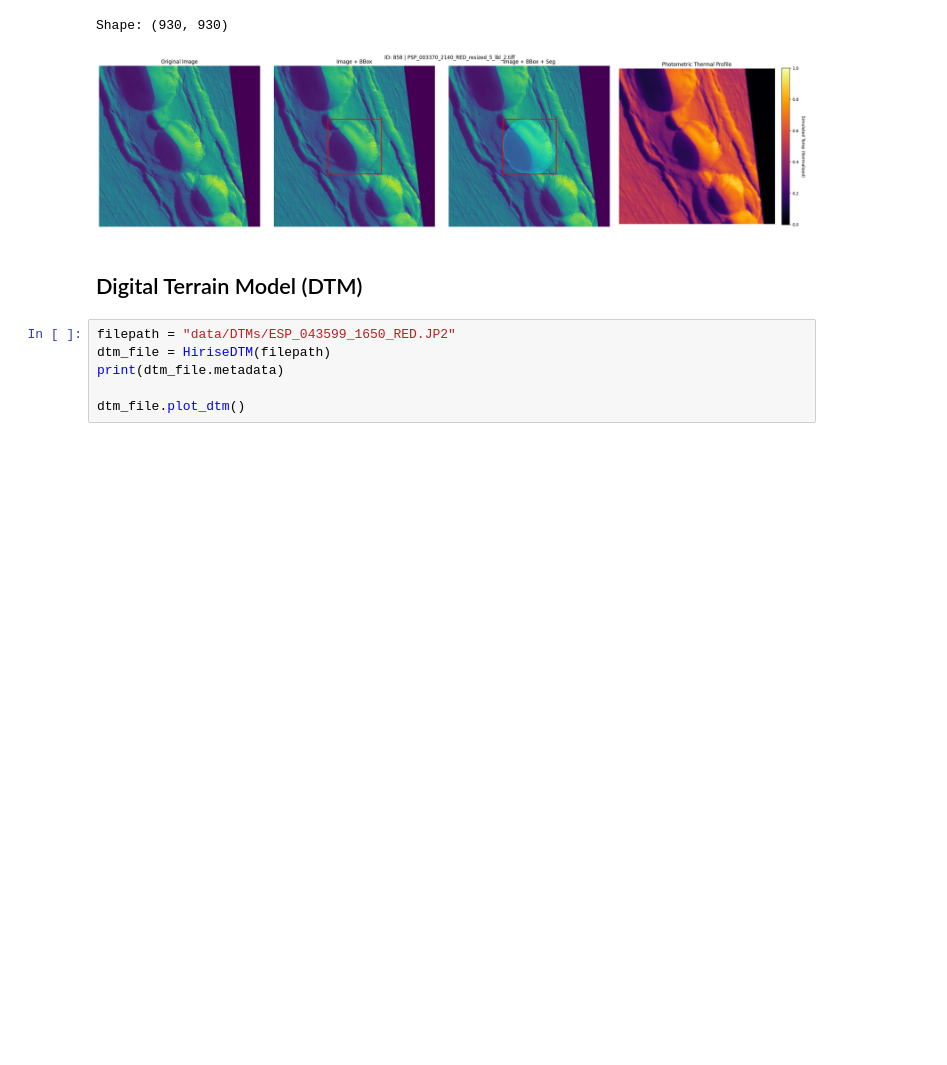
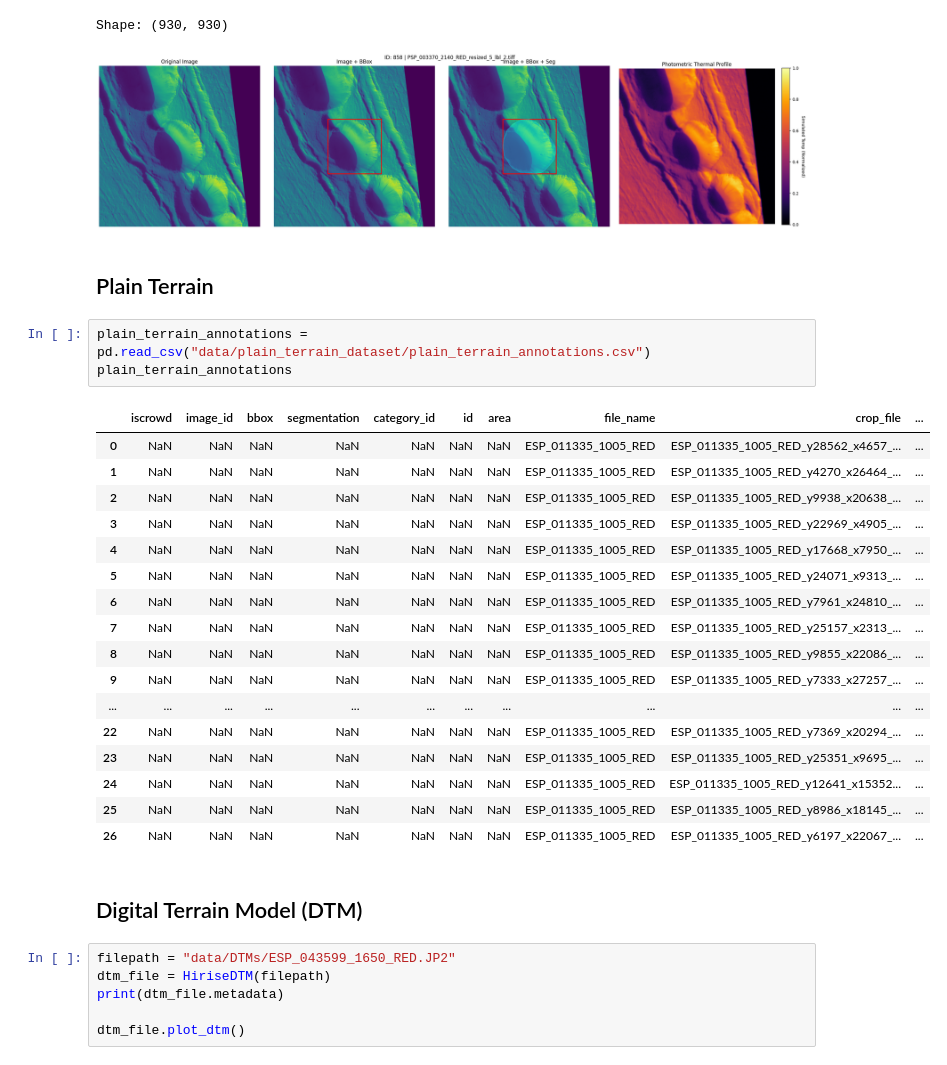
Before and after one commit to GianM0027/lavatube_finder, a Jupyter notebook: data_overview.ipynb, the cells around one changed output. Cells and saved outputs as stored; diff of their text form; blank space fills up the shorter version.

```diff
--- a/data_overview.ipynb
+++ b/data_overview.ipynb
@@ -341,6 +341,29 @@ plt.show()
 # %% [output]
 Shape: (930, 930)
 [figure]
+# %% [markdown]
+## Plain Terrain
+# %%
+plain_terrain_annotations = pd.read_csv("data/plain_terrain_dataset/plain_terrain_annotations.csv")
+plain_terrain_annotations
+# %% [output]
+|  | iscrowd | image_id | bbox | segmentation | category_id | id | area | file_name | crop_file | ... |
+| 0 | NaN | NaN | NaN | NaN | NaN | NaN | NaN | ESP_011335_1005_RED | ESP_011335_1005_RED_y28562_x4657_... | ... |
+| 1 | NaN | NaN | NaN | NaN | NaN | NaN | NaN | ESP_011335_1005_RED | ESP_011335_1005_RED_y4270_x26464_... | ... |
+| 2 | NaN | NaN | NaN | NaN | NaN | NaN | NaN | ESP_011335_1005_RED | ESP_011335_1005_RED_y9938_x20638_... | ... |
+| 3 | NaN | NaN | NaN | NaN | NaN | NaN | NaN | ESP_011335_1005_RED | ESP_011335_1005_RED_y22969_x4905_... | ... |
+| 4 | NaN | NaN | NaN | NaN | NaN | NaN | NaN | ESP_011335_1005_RED | ESP_011335_1005_RED_y17668_x7950_... | ... |
+| 5 | NaN | NaN | NaN | NaN | NaN | NaN | NaN | ESP_011335_1005_RED | ESP_011335_1005_RED_y24071_x9313_... | ... |
+| 6 | NaN | NaN | NaN | NaN | NaN | NaN | NaN | ESP_011335_1005_RED | ESP_011335_1005_RED_y7961_x24810_... | ... |
+| 7 | NaN | NaN | NaN | NaN | NaN | NaN | NaN | ESP_011335_1005_RED | ESP_011335_1005_RED_y25157_x2313_... | ... |
+| 8 | NaN | NaN | NaN | NaN | NaN | NaN | NaN | ESP_011335_1005_RED | ESP_011335_1005_RED_y9855_x22086_... | ... |
+| 9 | NaN | NaN | NaN | NaN | NaN | NaN | NaN | ESP_011335_1005_RED | ESP_011335_1005_RED_y7333_x27257_... | ... |
+| ... | ... | ... | ... | ... | ... | ... | ... | ... | ... | ... |
+| 22 | NaN | NaN | NaN | NaN | NaN | NaN | NaN | ESP_011335_1005_RED | ESP_011335_1005_RED_y7369_x20294_... | ... |
+| 23 | NaN | NaN | NaN | NaN | NaN | NaN | NaN | ESP_011335_1005_RED | ESP_011335_1005_RED_y25351_x9695_... | ... |
+| 24 | NaN | NaN | NaN | NaN | NaN | NaN | NaN | ESP_011335_1005_RED | ESP_011335_1005_RED_y12641_x15352... | ... |
+| 25 | NaN | NaN | NaN | NaN | NaN | NaN | NaN | ESP_011335_1005_RED | ESP_011335_1005_RED_y8986_x18145_... | ... |
+| 26 | NaN | NaN | NaN | NaN | NaN | NaN | NaN | ESP_011335_1005_RED | ESP_011335_1005_RED_y6197_x22067_... | ... |
 # %% [markdown]
 ## Digital Terrain Model (DTM)
 # %%
```
Also changed, not shown: 2 other files.
